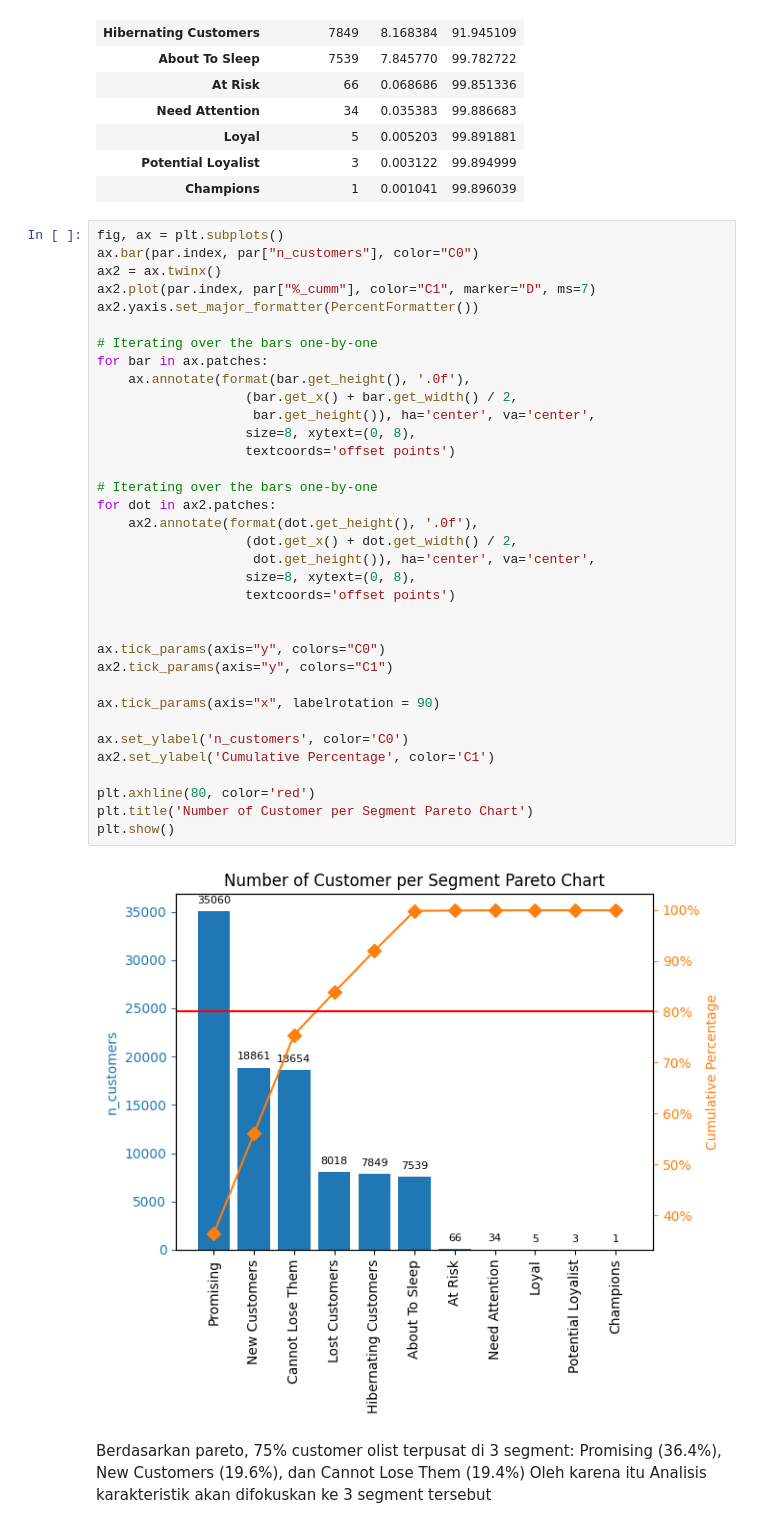
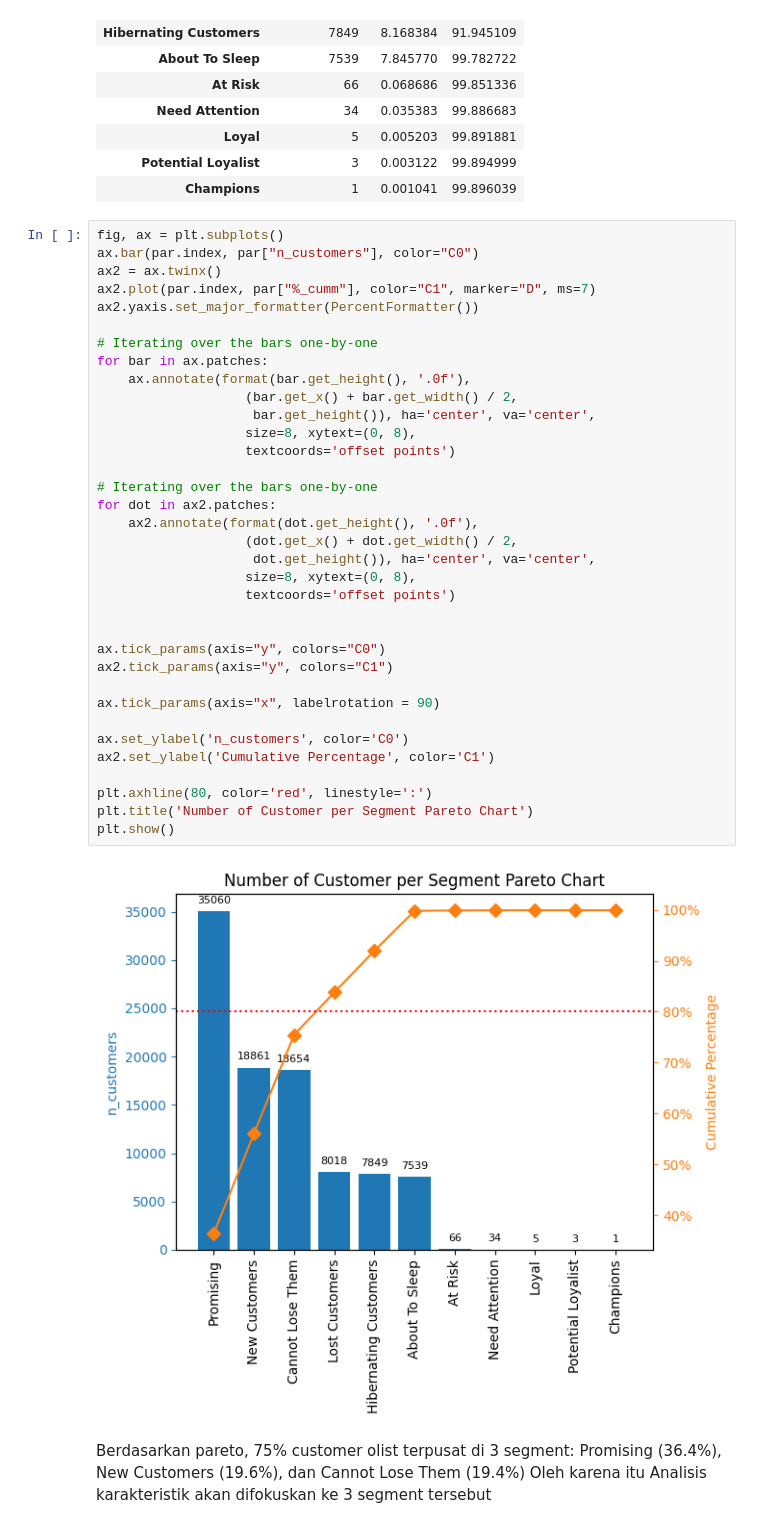
Before and after one commit to aridiawan/ecommerce-analysis, a Jupyter notebook: notebooks/4.0.1-data-analysis-cluster.ipynb, the cells around one changed output. Saved outputs shown, nothing was run; the diff lists cells and outputs as text.

```diff
--- a/notebooks/4.0.1-data-analysis-cluster.ipynb
+++ b/notebooks/4.0.1-data-analysis-cluster.ipynb
@@ -74,35 +74,35 @@ ax2.plot(par.index, par["%_cumm"], color="C1", marker="D", ms=7)
 ax2.yaxis.set_major_formatter(PercentFormatter())
 
 # Iterating over the bars one-by-one
 for bar in ax.patches:
     ax.annotate(format(bar.get_height(), '.0f'),
                    (bar.get_x() + bar.get_width() / 2,
                     bar.get_height()), ha='center', va='center',
                    size=8, xytext=(0, 8),
                    textcoords='offset points')
 
 # Iterating over the bars one-by-one
 for dot in ax2.patches:
     ax2.annotate(format(dot.get_height(), '.0f'),
                    (dot.get_x() + dot.get_width() / 2,
                     dot.get_height()), ha='center', va='center',
                    size=8, xytext=(0, 8),
                    textcoords='offset points')
 
 
 ax.tick_params(axis="y", colors="C0")
 ax2.tick_params(axis="y", colors="C1")
 
 ax.tick_params(axis="x", labelrotation = 90)
 
 ax.set_ylabel('n_customers', color='C0')
 ax2.set_ylabel('Cumulative Percentage', color='C1')
 
-plt.axhline(80, color='red')
+plt.axhline(80, color='red', linestyle=':')
 plt.title('Number of Customer per Segment Pareto Chart')
 plt.show()
 # %% [output]
-[figure, old version]
+[figure, new version]
 # %% [markdown]
 Berdasarkan pareto, 75% customer olist terpusat di 3 segment: Promising (36.4%), New Customers (19.6%), dan Cannot Lose Them (19.4%)
 Oleh karena itu Analisis karakteristik akan difokuskan ke 3 segment tersebut
```
Also changed, not shown: parts of 13 cells of this notebook, 1 other file.
